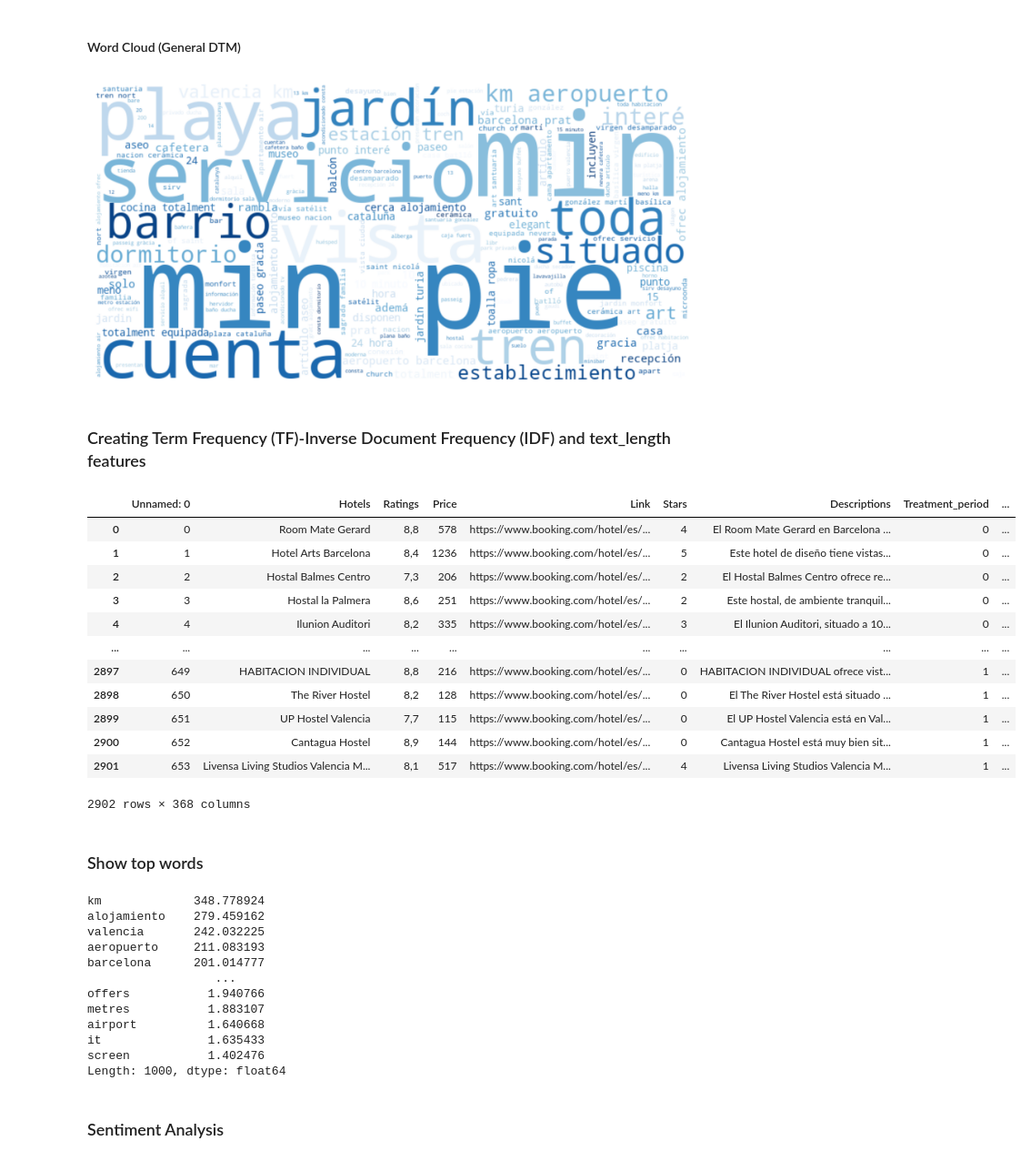
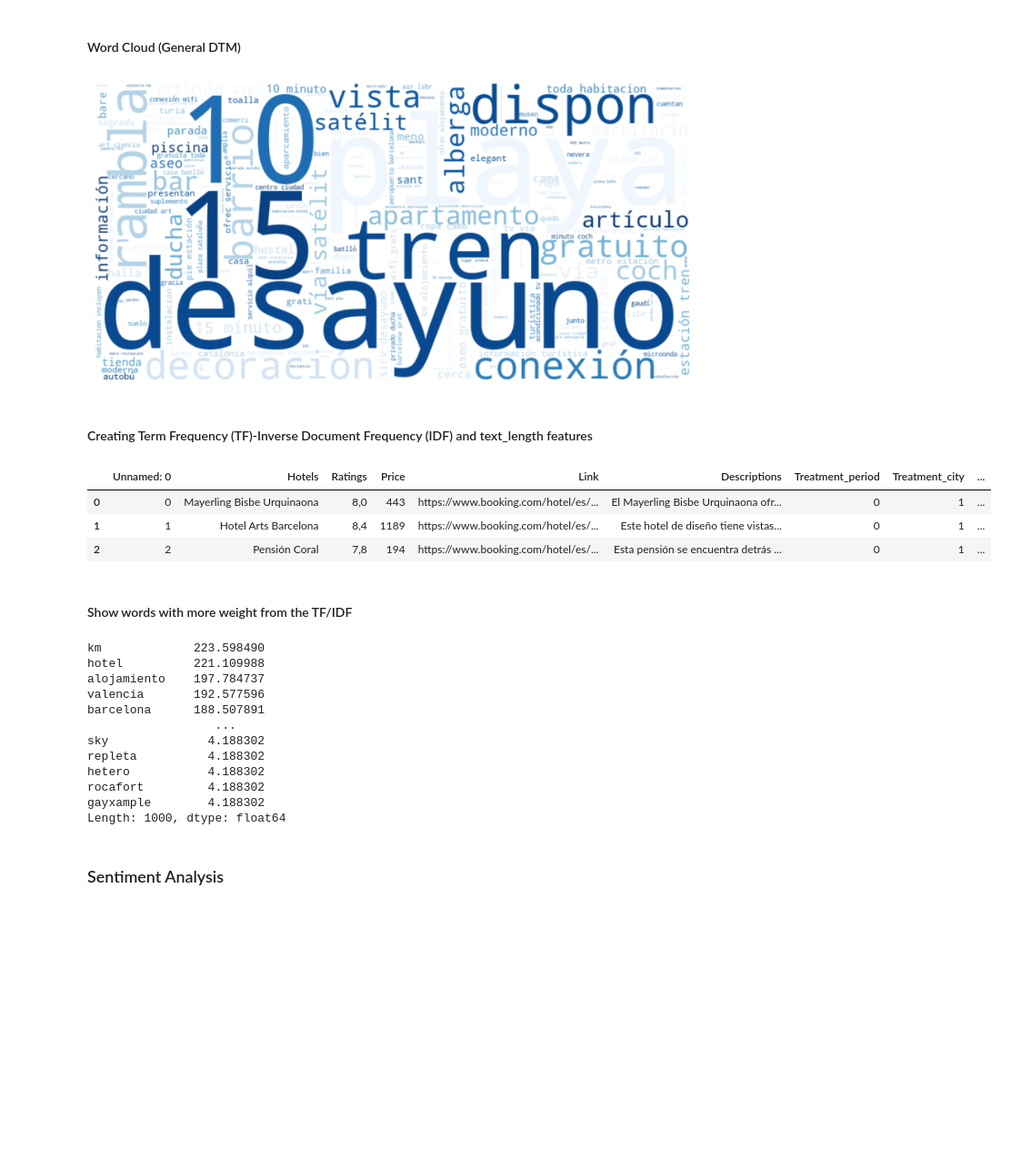
Before and after one commit to mtbrr26/Webscrapping_Booking.Com, a Jupyter notebook: regression_and_nlp_nb.ipynb, the cells around one changed output. Shown at 91% size. Cells and saved outputs as stored; diff of their text form; code cells hidden in the pictures; blank space fills up the shorter version.

```diff
--- a/regression_and_nlp_nb.ipynb
+++ b/regression_and_nlp_nb.ipynb
@@ -89,6 +89,6 @@ color = (57/255, 129/255, 153/255)
 # %%
-barcelona_p1 = pd.DataFrame(pd.read_csv('Barcelona-stars-06-08.csv'))
-barcelona_p2 = pd.DataFrame(pd.read_csv('Barcelona-stars-13-15.csv'))
-control_p1 = pd.DataFrame(pd.read_csv('Valencia-stars-06-08.csv'))
-control_p2 = pd.DataFrame(pd.read_csv('Valencia-stars-13-15.csv'))
+barcelona_p1 = pd.DataFrame(pd.read_csv('./Barcelona_Data_06-08.csv'))
+barcelona_p2 = pd.DataFrame(pd.read_csv('./Barcelona_Data_13-15_06.csv'))
+control_p1 = pd.DataFrame(pd.read_csv('./Valencia_06-08.csv'))
+control_p2 = pd.DataFrame(pd.read_csv('./Valencia_13-15.csv'))
 # %% [markdown]
@@ -686,44 +670,35 @@ plt.imshow(wordcloud, interpolation='bilinear')
 plt.axis('off')
 plt.show()
 # %% [output]
-[figure, old version]
+[figure, new version]
 # %% [markdown]
-### Creating Term Frequency (TF)-Inverse Document Frequency (IDF) and text_length features
+#### Creating Term Frequency (TF)-Inverse Document Frequency (IDF) and text_length features
 # %%
 # Create TF-IDF vectorizer
 tfidf_vectorizer = TfidfVectorizer(ngram_range=(1, 2), min_df=0.05, max_df=0.30)
 X_tfidf = tfidf_vectorizer.fit_transform(df['processed_text'])
 
 # Convert TF-IDF to DataFrame
 tfidf_df = pd.DataFrame(X_tfidf.toarray(), columns=tfidf_vectorizer.get_feature_names_out())
 
 # Reset index of the original DataFrame to avoid duplicate indices
 df = df.reset_index(drop=True)
 
 # Add length feature
 tfidf_df['text_length'] = df['processed_text'].apply(len)
 
 # Concatenate the TF-IDF features and length with your original DataFrame
 final_df = pd.concat([df, tfidf_df], axis=1)
 
 # Display the final DataFrame
-display(final_df)
+final_df.head(3)
 # %% [output]
-|  | Unnamed: 0 | Hotels | Ratings | Price | Link | Stars | Descriptions | Treatment_period | ... |
-| 0 | 0 | Room Mate Gerard | 8,8 | 578 | https://www.booking.com/hotel/es/... | 4 | El Room Mate Gerard en Barcelona ... | 0 | ... |
-| 1 | 1 | Hotel Arts Barcelona | 8,4 | 1236 | https://www.booking.com/hotel/es/... | 5 | Este hotel de diseño tiene vistas... | 0 | ... |
-| 2 | 2 | Hostal Balmes Centro | 7,3 | 206 | https://www.booking.com/hotel/es/... | 2 | El Hostal Balmes Centro ofrece re... | 0 | ... |
-| 3 | 3 | Hostal la Palmera | 8,6 | 251 | https://www.booking.com/hotel/es/... | 2 | Este hostal, de ambiente tranquil... | 0 | ... |
-| 4 | 4 | Ilunion Auditori | 8,2 | 335 | https://www.booking.com/hotel/es/... | 3 | El Ilunion Auditori, situado a 10... | 0 | ... |
-| ... | ... | ... | ... | ... | ... | ... | ... | ... | ... |
-| 2897 | 649 | HABITACION INDIVIDUAL | 8,8 | 216 | https://www.booking.com/hotel/es/... | 0 | HABITACION INDIVIDUAL ofrece vist... | 1 | ... |
-| 2898 | 650 | The River Hostel | 8,2 | 128 | https://www.booking.com/hotel/es/... | 0 | El The River Hostel está situado ... | 1 | ... |
-| 2899 | 651 | UP Hostel Valencia | 7,7 | 115 | https://www.booking.com/hotel/es/... | 0 | El UP Hostel Valencia está en Val... | 1 | ... |
-| 2900 | 652 | Cantagua Hostel | 8,9 | 144 | https://www.booking.com/hotel/es/... | 0 | Cantagua Hostel está muy bien sit... | 1 | ... |
-| 2901 | 653 | Livensa Living Studios Valencia M... | 8,1 | 517 | https://www.booking.com/hotel/es/... | 4 | Livensa Living Studios Valencia M... | 1 | ... |
+|  | Unnamed: 0 | Hotels | Ratings | Price | Link | Descriptions | Treatment_period | Treatment_city | ... |
+| 0 | 0 | Mayerling Bisbe Urquinaona | 8,0 | 443 | https://www.booking.com/hotel/es/... | El Mayerling Bisbe Urquinaona ofr... | 0 | 1 | ... |
+| 1 | 1 | Hotel Arts Barcelona | 8,4 | 1189 | https://www.booking.com/hotel/es/... | Este hotel de diseño tiene vistas... | 0 | 1 | ... |
+| 2 | 2 | Pensión Coral | 7,8 | 194 | https://www.booking.com/hotel/es/... | Esta pensión se encuentra detrás ... | 0 | 1 | ... |
-2902 rows × 368 columns
-# %% [markdown]
-### Show top words
+# %% [markdown]
+#### Show words with more weight from the TF/IDF
 # %%
 from nltk.corpus import stopwords
 
@@ -745,17 +720,17 @@ tfidf_df = pd.DataFrame(tfidf_scores, columns=feature_names)
 top_words = tfidf_df.sum(axis=0).sort_values(ascending=False)
 print(top_words)
 # %% [output]
-km             348.778924
-alojamiento    279.459162
-valencia       242.032225
-aeropuerto     211.083193
-barcelona      201.014777
+km             223.598490
+hotel          221.109988
+alojamiento    197.784737
+valencia       192.577596
+barcelona      188.507891
                   ...
-offers           1.940766
-metres           1.883107
-airport          1.640668
-it               1.635433
-screen           1.402476
+sky              4.188302
+repleta          4.188302
+hetero           4.188302
+rocafort         4.188302
+gayxample        4.188302
 Length: 1000, dtype: float64
 # %% [markdown]
 ### Sentiment Analysis
```
Also changed, not shown: parts of 53 cells of this notebook, 4 other files.
